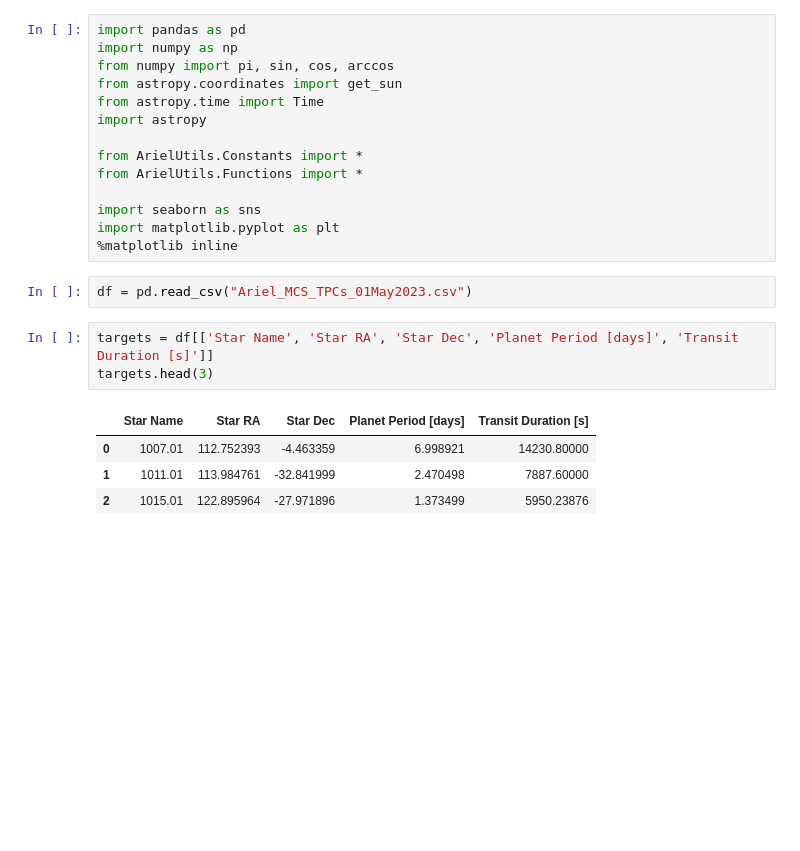
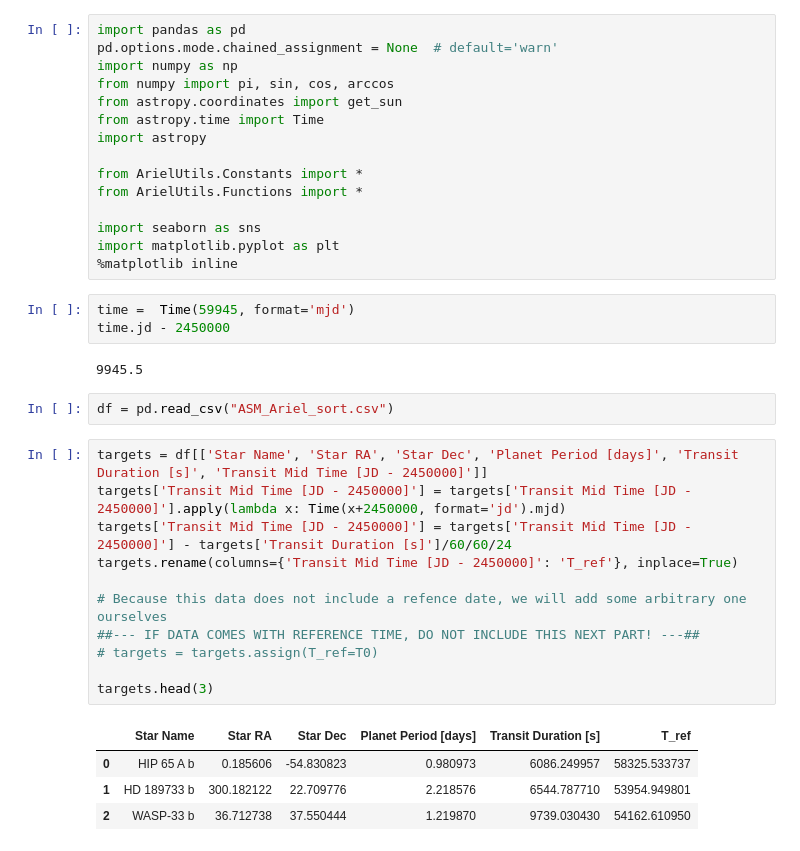
Before and after one commit to catlkx/Ariel-target-selection, a Jupyter notebook: SimpleScheduler.ipynb, the cells around one changed output. Saved outputs shown, nothing was run; the diff lists cells and outputs as text; blank space fills up the shorter version.

```diff
--- a/SimpleScheduler.ipynb
+++ b/SimpleScheduler.ipynb
@@ -1,5 +1,6 @@
 # %%
 import pandas as pd
+pd.options.mode.chained_assignment = None  # default='warn'
 import numpy as np
 from numpy import pi, sin, cos, arccos
 from astropy.coordinates import get_sun
@@ -12,14 +13,27 @@ from ArielUtils.Functions import *
 import seaborn as sns
 import matplotlib.pyplot as plt
 %matplotlib inline
+# %%
+time =  Time(59945, format='mjd')
+time.jd - 2450000
+# %% [output]
+9945.5
 # %%
-df = pd.read_csv("Ariel_MCS_TPCs_01May2023.csv")
+df = pd.read_csv("ASM_Ariel_sort.csv")
-# %%
-targets = df[['Star Name', 'Star RA', 'Star Dec', 'Planet Period [days]', 'Transit Duration [s]']]
-targets.head(3)
-# %% [output]
-|  | Star Name | Star RA | Star Dec | Planet Period [days] | Transit Duration [s] |
-| 0 | 1007.01 | 112.752393 | -4.463359 | 6.998921 | 14230.80000 |
-| 1 | 1011.01 | 113.984761 | -32.841999 | 2.470498 | 7887.60000 |
-| 2 | 1015.01 | 122.895964 | -27.971896 | 1.373499 | 5950.23876 |
+# %%
+targets = df[['Star Name', 'Star RA', 'Star Dec', 'Planet Period [days]', 'Transit Duration [s]', 'Transit Mid Time [JD - 2450000]']]
+targets['Transit Mid Time [JD - 2450000]'] = targets['Transit Mid Time [JD - 2450000]'].apply(lambda x: Time(x+2450000, format='jd').mjd)
+targets['Transit Mid Time [JD - 2450000]'] = targets['Transit Mid Time [JD - 2450000]'] - targets['Transit Duration [s]']/60/60/24
+targets.rename(columns={'Transit Mid Time [JD - 2450000]': 'T_ref'}, inplace=True)
+
+# Because this data does not include a refence date, we will add some arbitrary one ourselves
+##--- IF DATA COMES WITH REFERENCE TIME, DO NOT INCLUDE THIS NEXT PART! ---##
+# targets = targets.assign(T_ref=T0)
+
+targets.head(3)
+# %% [output]
+|  | Star Name | Star RA | Star Dec | Planet Period [days] | Transit Duration [s] | T_ref |
+| 0 | HIP 65 A b | 0.185606 | -54.830823 | 0.980973 | 6086.249957 | 58325.533737 |
+| 1 | HD 189733 b | 300.182122 | 22.709776 | 2.218576 | 6544.787710 | 53954.949801 |
+| 2 | WASP-33 b | 36.712738 | 37.550444 | 1.219870 | 9739.030430 | 54162.610950 |
 # %%
```
Also changed, not shown: parts of 11 cells of this notebook, 3 other files.
